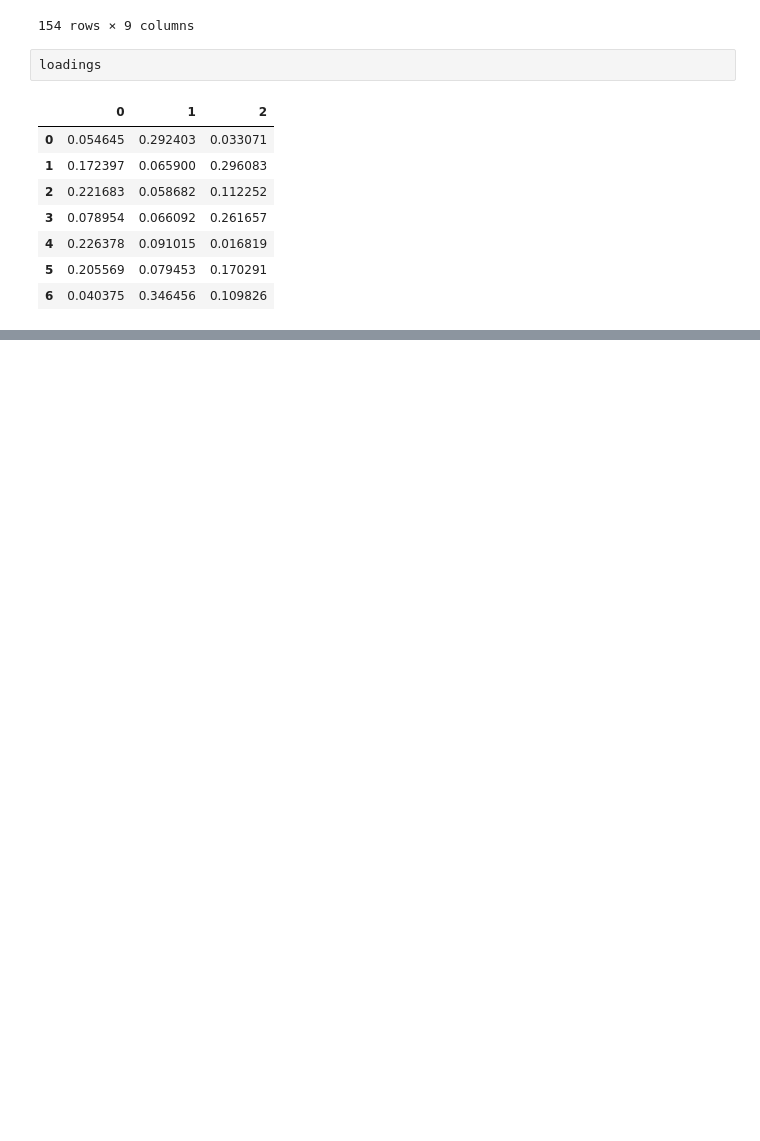
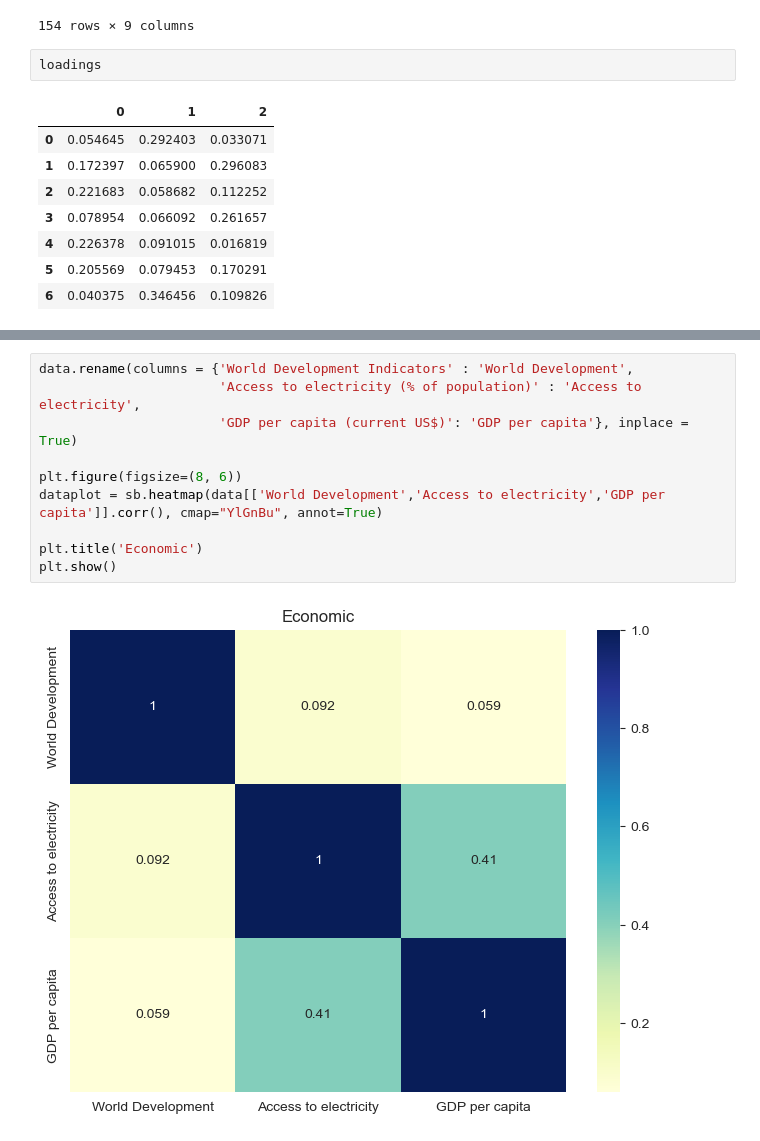
Before and after one commit to zikkend/Prosperity_index, a Jupyter notebook: DS_project.ipynb, the cells around one changed output, grey strips where cells are left out. Cells and saved outputs as stored; diff of their text form; blank space fills up the shorter version.

```diff
--- a/DS_project.ipynb
+++ b/DS_project.ipynb
@@ -664,0 +398,12 @@ data[health].corr()
+# %%
+data.rename(columns = {'World Development Indicators' : 'World Development',
+                       'Access to electricity (% of population)' : 'Access to electricity',
+                       'GDP per capita (current US$)': 'GDP per capita'}, inplace = True)
+
+plt.figure(figsize=(8, 6))
+dataplot = sb.heatmap(data[['World Development','Access to electricity','GDP per capita']].corr(), cmap="YlGnBu", annot=True)
+
+plt.title('Economic')
+plt.show()
+# %% [output]
+[figure, added]
```
Also changed, not shown: parts of 19 cells of this notebook, 2 other files.
